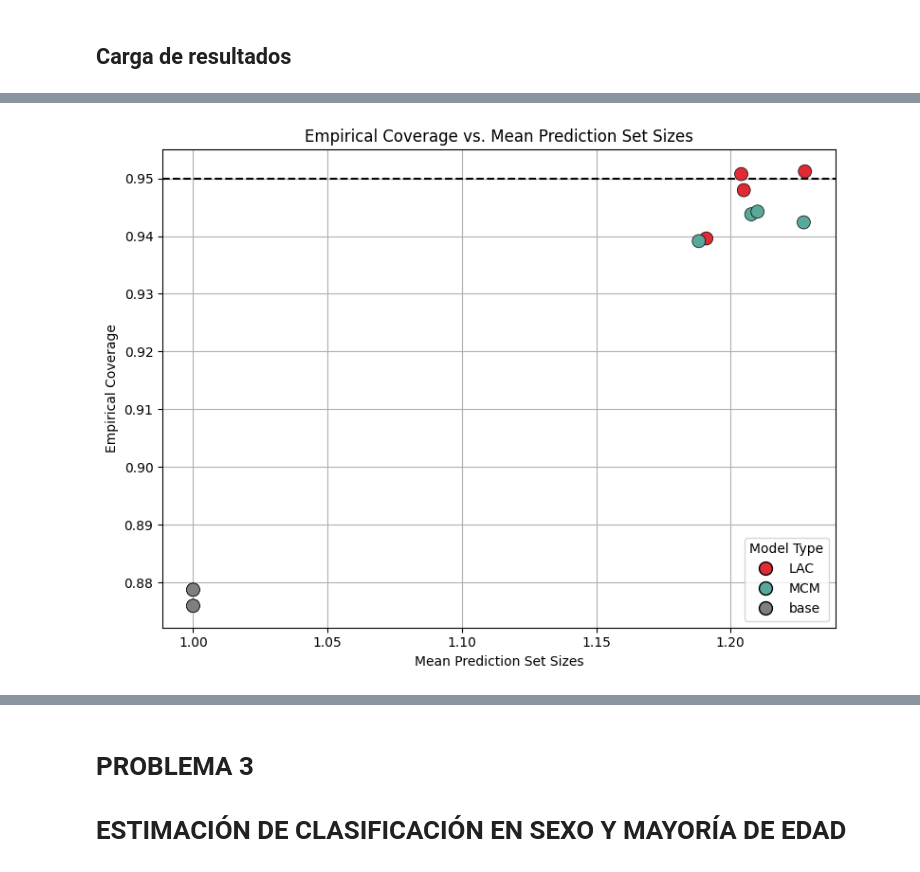
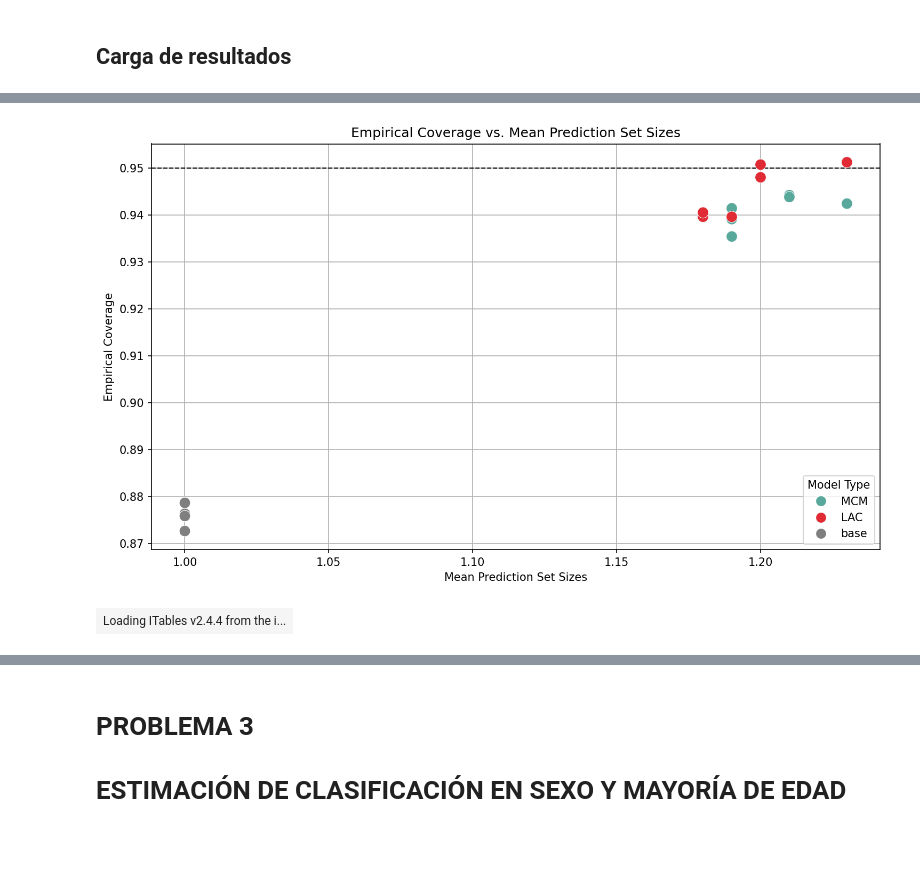
Before and after one commit to esdavide2910/tfg-bioprofile-uncertainty, a Jupyter notebook: notebooks/AE_results.ipynb, the cells around one changed output, grey strips where cells are left out. Saved outputs shown, nothing was run; the diff lists cells and outputs as text; code cells hidden in the pictures; blank space fills up the shorter version.

Commit message:
Mejora extracción de resultados en Jupyter Notebook

```diff
--- a/notebooks/AE_results.ipynb
+++ b/notebooks/AE_results.ipynb
@@ -323,15 +277,7 @@ plot_density_interval_widths(df_AE_raw)
 ## Carga de resultados
 # %%
 #
-df_AMM_raw = pl.read_csv("results/AMM_maxillofacial_test_results.csv")
-
-# Primero ordenamos por iteración
-df_AMM_raw = sort_by_column(df_AMM_raw, 'iteration')
-
-# Orden personalizado
-custom_order = ['base', 'LAC', 'MCM']
-# Después ordenamos por tipo de predicción
-df_AMM_raw = sort_by_column(df_AMM_raw, 'pred_model_type', custom_order)
+df_AMM_raw = pl.read_csv('results/AMM_maxillofacial_test_results.csv')
 
 display(df_AMM_raw)
 # %% [output]
@@ -420,13 +331,38 @@ shape: (12, 11)
 # %%
+#
+color_dict = {'base': '#7f7f7f', 'LAC': '#e02b35', 'MCM': '#59a89c'}
+df_AMM_by_run_to_plot = df_AMM_by_run.with_columns(
+    pl.col('pred_model_type').replace_strict(color_dict, default='black').alias('color')
+)
+
+#
 plot_coverage_vs_set_size(
-    mean_set_sizes = summary_AMM_df['mean_set_size'],
-    empirical_coverages = summary_AMM_df['empirical_coverage'],
-    model_types = summary_AMM_df['pred_model_type'],
-    colors = summary_AMM_df['color'],
-    confidence_level = 0.95
+    mean_set_sizes = df_AMM_by_run_to_plot['mean_set_size'],
+    empirical_coverages = df_AMM_by_run_to_plot['empirical_coverage'],
+    model_types = df_AMM_by_run_to_plot['pred_model_type'],
+    colors = df_AMM_by_run_to_plot['color'],
+    confidence_level = 0.95,
+    figsize=(10,6),
+    dpi=150
 )
 # %% [output]
-[figure, old version]
+[figure, new version]
+# %%
+#
+df_AMM_by_run_to_show = df_AMM_by_run.with_columns(
+    pl.col('accuracy').round(2).alias('accuracy'),
+    (pl.col('empirical_coverage') * 100).round(2).alias('empirical_coverage'),
+    pl.col('mean_set_size').round(2).alias('mean_set_size'),
+)
+
+# Ordena por iteración y tipo de predicción
+df_AMM_by_run_to_show = sort_by_column(df_AMM_by_run_to_show, 'iteration')
+custom_order = ['base', 'LAC', 'MCM']
+df_AMM_by_run_to_show = sort_by_column(df_AMM_by_run_to_show, 'pred_model_type', custom_order)
+
+display(df_AMM_by_run_to_show)
+# %% [output]
+| Loading ITables v2.4.4 from the i... |
 # %%
 # def plot_stacked_pred_set_distribution(df: pl.DataFrame):
 
```
Also changed, not shown: parts of 34 cells of this notebook, 2 other files.
